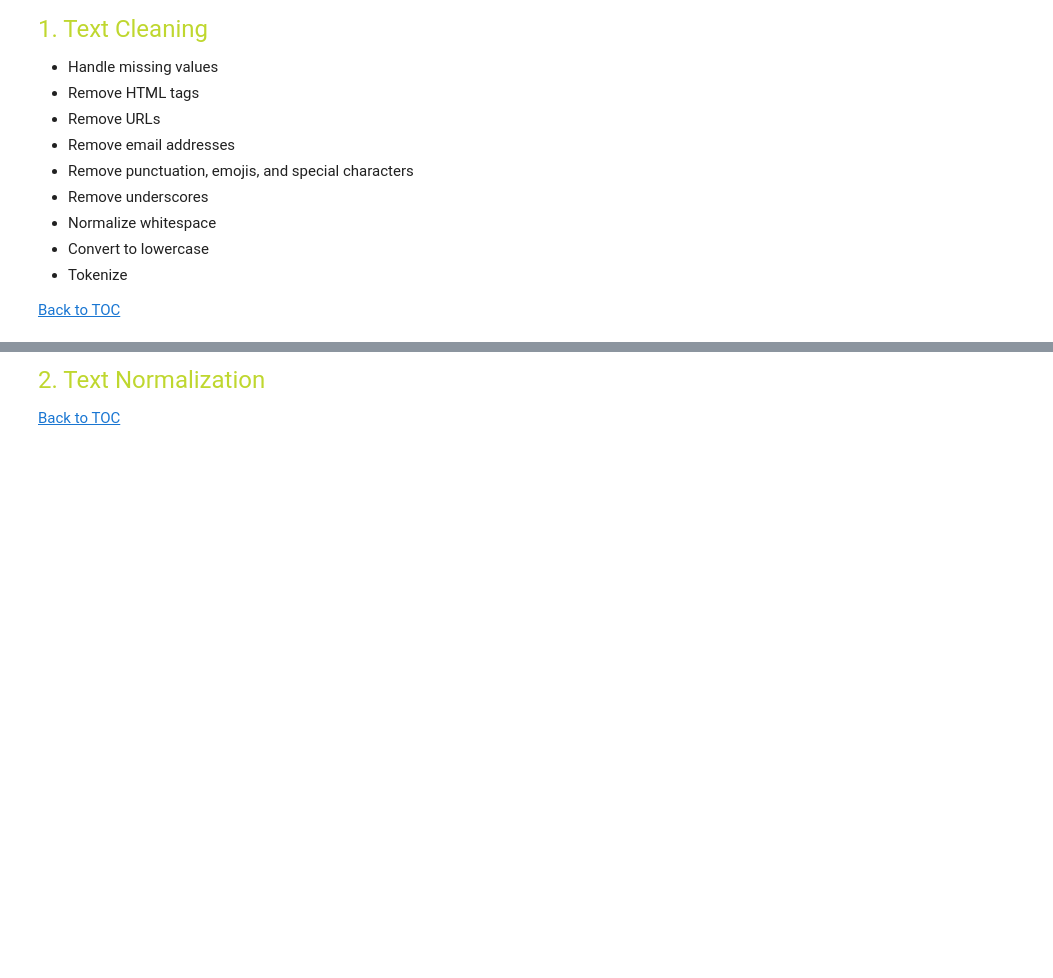
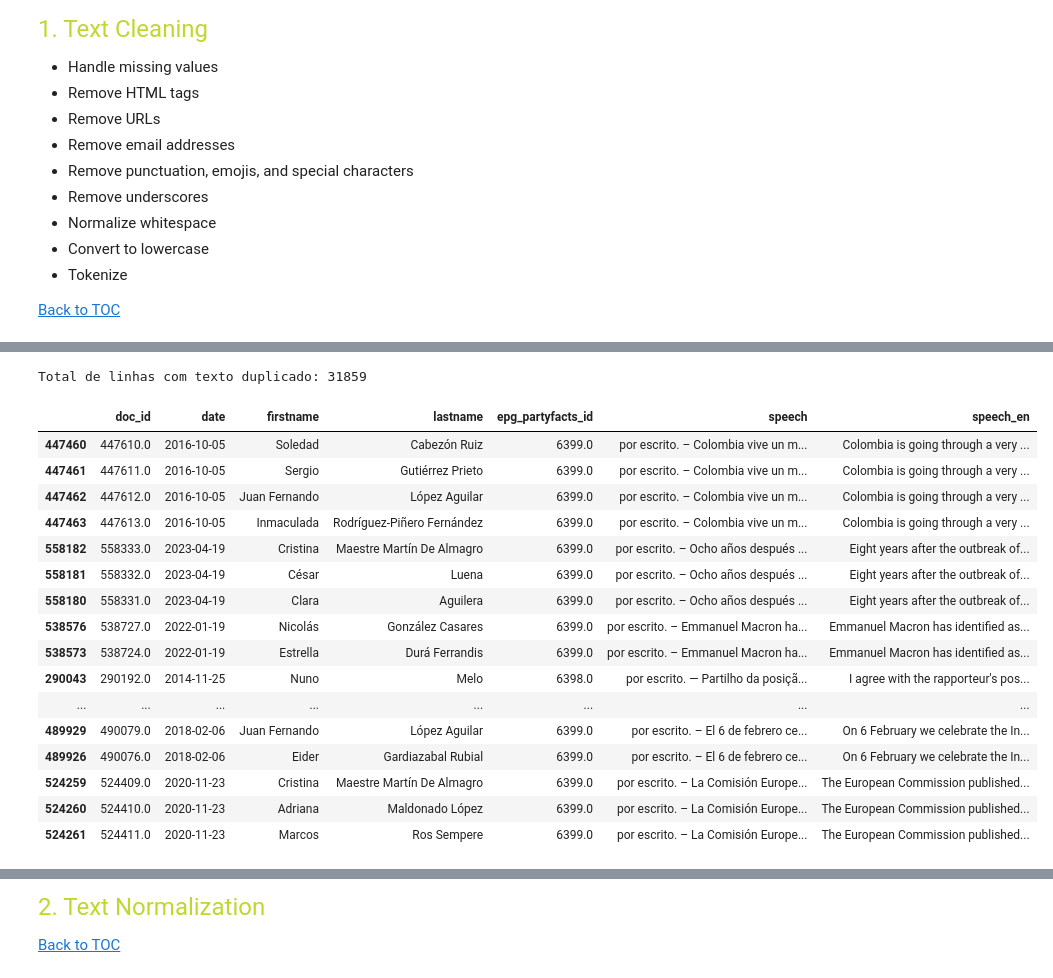
Before and after one commit to luisrafaelsoeiro/Dissertacao_UE, a Jupyter notebook: 02_preprocessing.ipynb, the cells around one changed output, grey strips where cells are left out. Cells and saved outputs as stored; diff of their text form; code cells hidden in the pictures; blank space fills up the shorter version.

```diff
--- a/02_preprocessing.ipynb
+++ b/02_preprocessing.ipynb
@@ -23,6 +24,2 @@ from collections import Counter
 # %%
 df = pd.read_csv("EUPDCorp_agenda_fixed.csv")
-# %%
-# Keep only the specified columns
-df = df[["date", "doc_id", "speech_en", "party_name"]].copy()
-df.head()
@@ -68 +96,32 @@ Index(['date', 'doc_id', 'speech_en', 'party_name'], dtype='object')
+# %%
+# Identificar todas as linhas cujo texto aparece mais do que uma vez
+duplicados = df[
+    df["speech_en"].duplicated(keep=False)
+].sort_values("speech_en")
+
+print("Total de linhas com texto duplicado:", len(duplicados))
+
+# Visualizar os primeiros 20 casos
+duplicados[
+    ["doc_id", "date", "firstname", "lastname","epg_partyfacts_id", "speech", "speech_en"]
+].head(20)
+# %% [output]
+Total de linhas com texto duplicado: 31859
+|  | doc_id | date | firstname | lastname | epg_partyfacts_id | speech | speech_en |
+| 447460 | 447610.0 | 2016-10-05 | Soledad | Cabezón Ruiz | 6399.0 | por escrito. – Colombia vive un m... | Colombia is going through a very ... |
+| 447461 | 447611.0 | 2016-10-05 | Sergio | Gutiérrez Prieto | 6399.0 | por escrito. – Colombia vive un m... | Colombia is going through a very ... |
+| 447462 | 447612.0 | 2016-10-05 | Juan Fernando | López Aguilar | 6399.0 | por escrito. – Colombia vive un m... | Colombia is going through a very ... |
+| 447463 | 447613.0 | 2016-10-05 | Inmaculada | Rodríguez-Piñero Fernández | 6399.0 | por escrito. – Colombia vive un m... | Colombia is going through a very ... |
+| 558182 | 558333.0 | 2023-04-19 | Cristina | Maestre Martín De Almagro | 6399.0 | por escrito. – Ocho años después ... | Eight years after the outbreak of... |
+| 558181 | 558332.0 | 2023-04-19 | César | Luena | 6399.0 | por escrito. – Ocho años después ... | Eight years after the outbreak of... |
+| 558180 | 558331.0 | 2023-04-19 | Clara | Aguilera | 6399.0 | por escrito. – Ocho años después ... | Eight years after the outbreak of... |
+| 538576 | 538727.0 | 2022-01-19 | Nicolás | González Casares | 6399.0 | por escrito. – Emmanuel Macron ha... | Emmanuel Macron has identified as... |
+| 538573 | 538724.0 | 2022-01-19 | Estrella | Durá Ferrandis | 6399.0 | por escrito. – Emmanuel Macron ha... | Emmanuel Macron has identified as... |
+| 290043 | 290192.0 | 2014-11-25 | Nuno | Melo | 6398.0 | por escrito. — Partilho da posiçã... | I agree with the rapporteur's pos... |
+| ... | ... | ... | ... | ... | ... | ... | ... |
+| 489929 | 490079.0 | 2018-02-06 | Juan Fernando | López Aguilar | 6399.0 | por escrito. – El 6 de febrero ce... | On 6 February we celebrate the In... |
+| 489926 | 490076.0 | 2018-02-06 | Eider | Gardiazabal Rubial | 6399.0 | por escrito. – El 6 de febrero ce... | On 6 February we celebrate the In... |
+| 524259 | 524409.0 | 2020-11-23 | Cristina | Maestre Martín De Almagro | 6399.0 | por escrito. – La Comisión Europe... | The European Commission published... |
+| 524260 | 524410.0 | 2020-11-23 | Adriana | Maldonado López | 6399.0 | por escrito. – La Comisión Europe... | The European Commission published... |
+| 524261 | 524411.0 | 2020-11-23 | Marcos | Ros Sempere | 6399.0 | por escrito. – La Comisión Europe... | The European Commission published... |
 # %%
```
Also changed, not shown: parts of 9 cells of this notebook.
